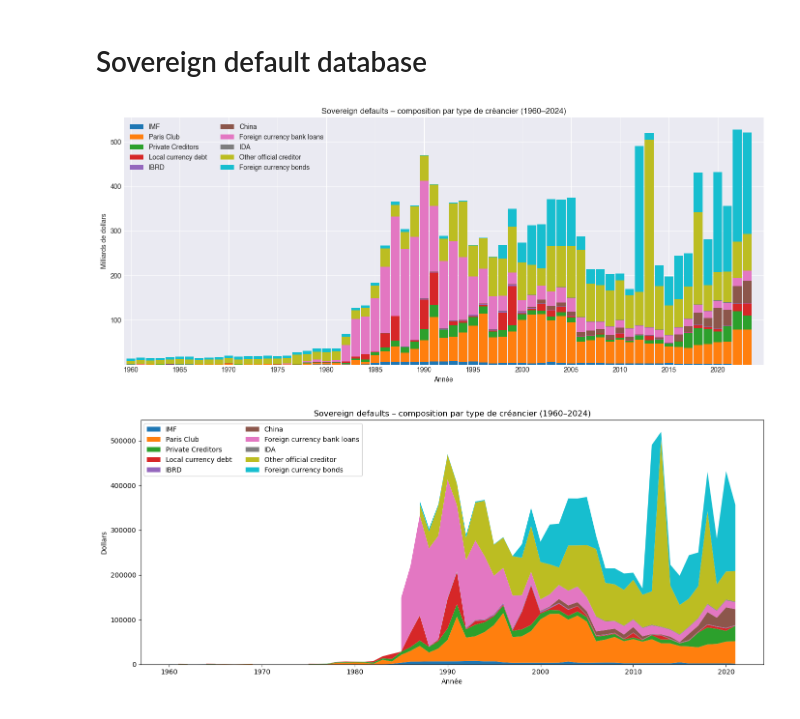
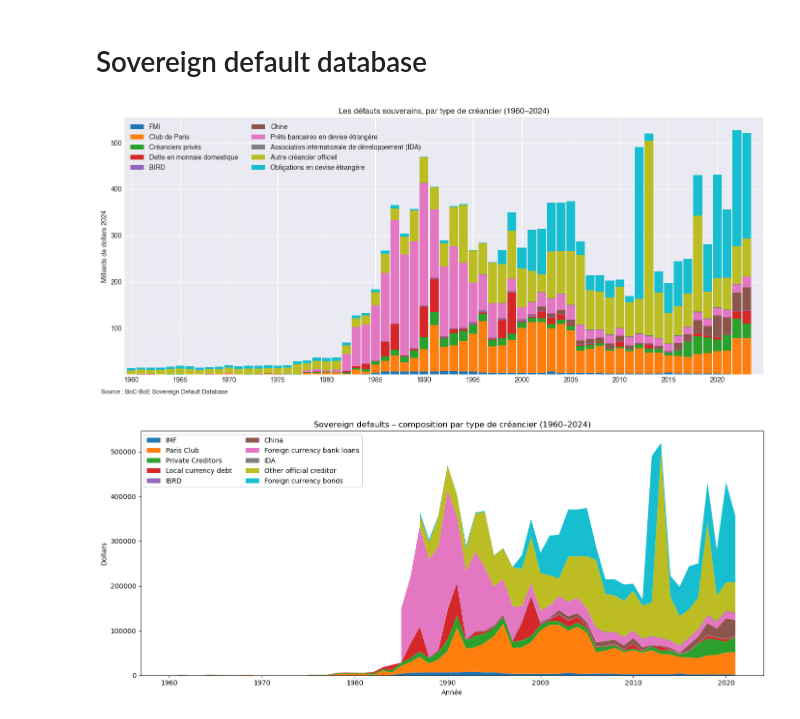
Before and after one commit to miche-quiche/OikopediaCharts, a Jupyter notebook: Sovereign default database.ipynb, the cells around one changed output. Cells and saved outputs as stored; diff of their text form; code cells hidden in the pictures.

Commit message:
update database

```diff
--- a/Sovereign default database.ipynb
+++ b/Sovereign default database.ipynb
@@ -23,53 +23,56 @@ df = df[
 
 # 2) Garder les années et les séries voulues
 cols = {
-    "DEBT_IMF_2024": "IMF",
-    "DEBT_PARIS_CLUB_2024": "Paris Club",
-    "DEBT_PRIVATE_CREDITORS_2024": "Private Creditors",
-    "DEBT_LC_DEBT_2024": "Local currency debt",
-    "DEBT_IBRD_2024": "IBRD",
-    "DEBT_CHINA_2024": "China",
-    "DEBT_FC_BANK_LOANS_2024": "Foreign currency bank loans",
-    "DEBT_IDA_2024": "IDA",
-    "DEBT_OTHER_OFFICIAL_CREDITORS_2024": "Other official creditor",
-    "DEBT_FC_BONDS_2024": "Foreign currency bonds",
+    "DEBT_IMF_2024": "FMI",
+    "DEBT_PARIS_CLUB_2024": "Club de Paris",
+    "DEBT_PRIVATE_CREDITORS_2024": "Créanciers privés",
+    "DEBT_LC_DEBT_2024": "Dette en monnaie domestique",
+    "DEBT_IBRD_2024": "BIRD",
+    "DEBT_CHINA_2024": "Chine",
+    "DEBT_FC_BANK_LOANS_2024": "Prêts bancaires en devise étrangère",
+    "DEBT_IDA_2024": "Association internationale de développement (IDA)",
+    "DEBT_OTHER_OFFICIAL_CREDITORS_2024": "Autre créancier officiel",
+    "DEBT_FC_BONDS_2024": "Obligations en devise étrangère",
 }
 
 df = df[df["DEBT_YEAR"].between(1960, 2024)]
 df = df[["DEBT_YEAR"] + list(cols.keys())]
 df[list(cols.keys())] = df[list(cols.keys())] / 1000
 
 # 3) Nettoyage (chaînes vides -> NaN -> 0)
 df = df.replace("", 0).astype(float)
 
 # 4) Renommer pour la légende
 df = df.rename(columns=cols)
 df["DEBT_YEAR"] = df["DEBT_YEAR"].astype(int)
 df = df.set_index("DEBT_YEAR")
+df.index.name = None
 
 
 # 5) Histogramme empilé (barres empilées)
-ax = df.plot(
+
+fig, ax = plt.subplots(figsize=(14, 6))
+
+df.plot(
     kind="bar",
     stacked=True,
-    figsize=(14, 6),
-    width=0.9
+    width=0.9,
+    ax=ax
 )
 
 # n’afficher qu’une année sur 5 (ajuste si besoin)
 step = 5
 ax.set_xticks(range(0, len(df), step))
 ax.set_xticklabels(df.index[::step], rotation=0)
 
-
-plt.xlabel("Année")
-plt.ylabel("Milliards de dollars")
-plt.title("Sovereign defaults – composition par type de créancier (1960–2024)")
+plt.ylabel("Milliards de dollars 2024")
+plt.title("Les défauts souverains, par type de créancier (1960–2024)")
 plt.legend(ncol=2)
-plt.tight_layout()
+fig.text(0.01, -0.01, "Source : BoC-BoE Sovereign Default Database", ha="left", fontsize=9)
+fig.tight_layout()
 plt.show()
 # %% [output]
-[figure, old version]
+[figure, new version]
 # %%
 import pandas as pd
 import matplotlib.pyplot as plt
```
Also changed, not shown: 7 other files.
